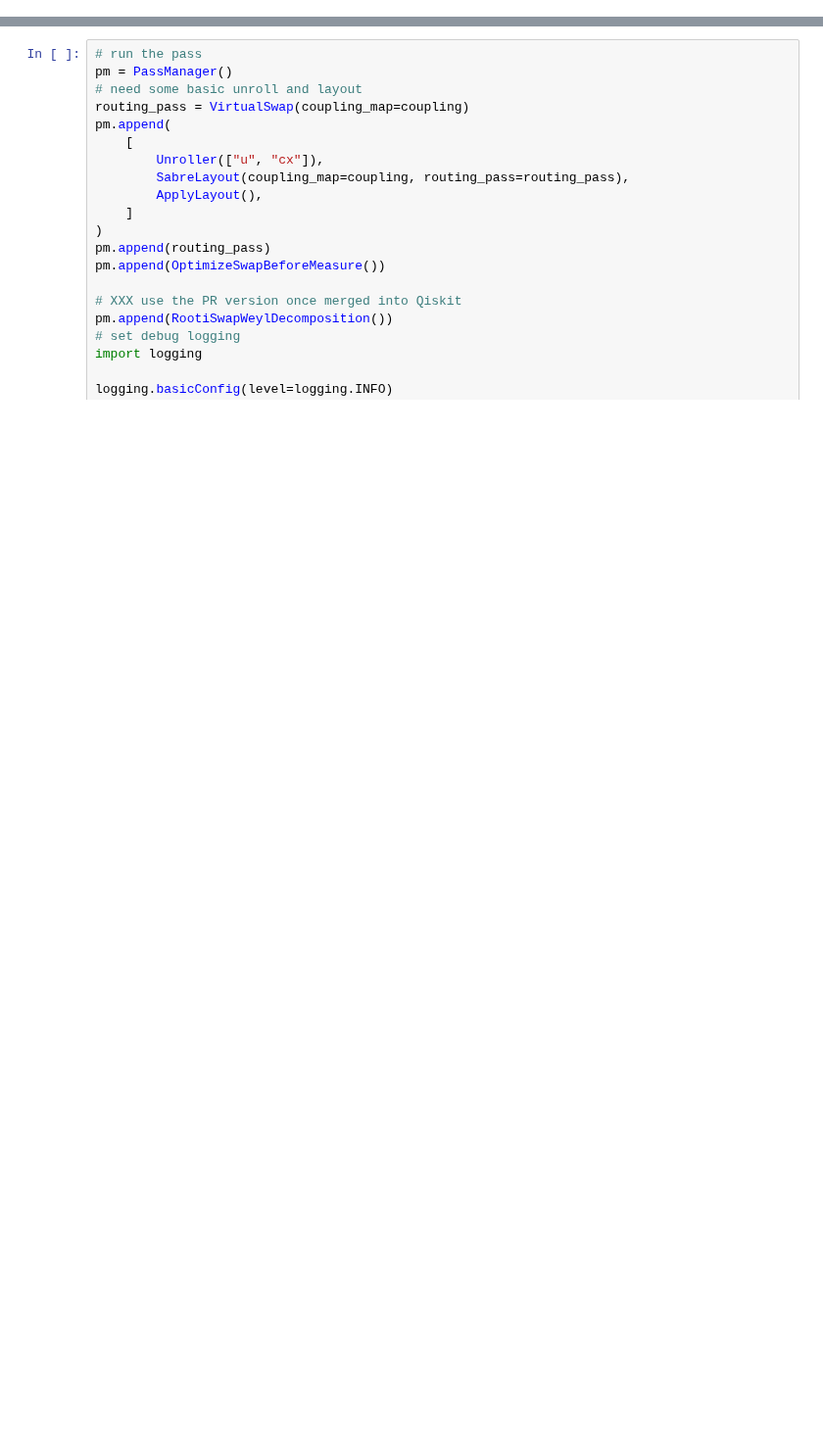
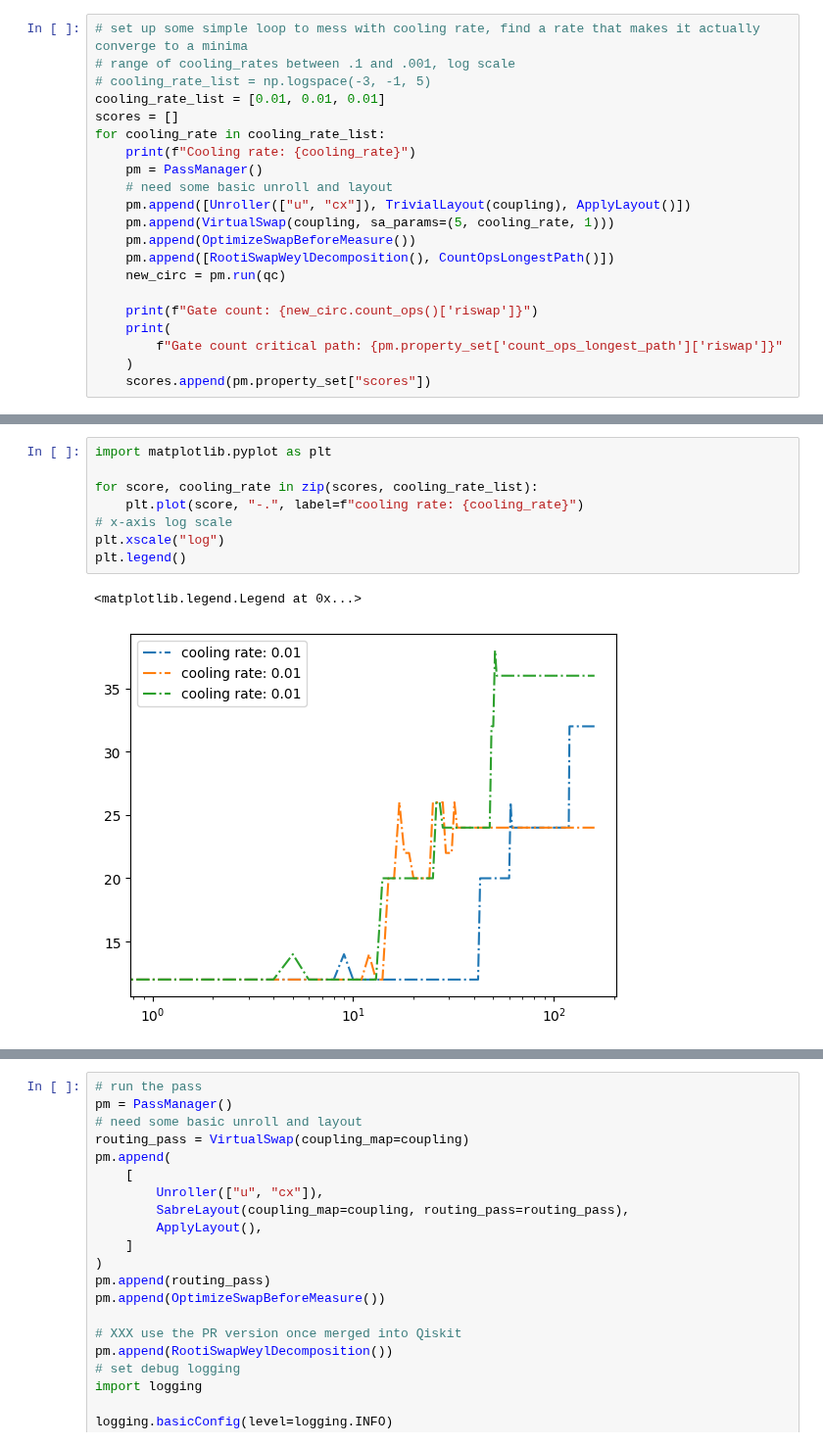
Before and after one commit to Pitt-JonesLab/mirror-gates, a Jupyter notebook: src/virtual_swap/scripts/main.ipynb, the cells around one changed output, grey strips where cells are left out. Shown at 98% size. Cells and saved outputs as stored; diff of their text form; blank space fills up the shorter version.

Commit message:
failed convergence tests

```diff
--- a/src/virtual_swap/scripts/main.ipynb
+++ b/src/virtual_swap/scripts/main.ipynb
@@ -105,0 +107,21 @@ Gate count critical path: 80
+# %%
+# set up some simple loop to mess with cooling rate, find a rate that makes it actually converge to a minima
+# range of cooling_rates between .1 and .001, log scale
+# cooling_rate_list = np.logspace(-3, -1, 5)
+cooling_rate_list = [0.01, 0.01, 0.01]
+scores = []
+for cooling_rate in cooling_rate_list:
+    print(f"Cooling rate: {cooling_rate}")
+    pm = PassManager()
+    # need some basic unroll and layout
+    pm.append([Unroller(["u", "cx"]), TrivialLayout(coupling), ApplyLayout()])
+    pm.append(VirtualSwap(coupling, sa_params=(5, cooling_rate, 1)))
+    pm.append(OptimizeSwapBeforeMeasure())
+    pm.append([RootiSwapWeylDecomposition(), CountOpsLongestPath()])
+    new_circ = pm.run(qc)
+
+    print(f"Gate count: {new_circ.count_ops()['riswap']}")
+    print(
+        f"Gate count critical path: {pm.property_set['count_ops_longest_path']['riswap']}"
+    )
+    scores.append(pm.property_set["scores"])
@@ -106,3 +138,14 @@ Gate count critical path: 80
+# %%
+import matplotlib.pyplot as plt
+
+for score, cooling_rate in zip(scores, cooling_rate_list):
+    plt.plot(score, "-.", label=f"cooling rate: {cooling_rate}")
+# x-axis log scale
+plt.xscale("log")
+plt.legend()
+# %% [output]
+<matplotlib.legend.Legend at 0x...>
+[figure, added]
 # %%
 # set up some simple loop to mess with cooling rate, find a rate that makes it actually converge to a minima
 # range of cooling_rates between .1 and .001, log scale
```
Also changed, not shown: parts of 7 cells of this notebook, 2 other files.
